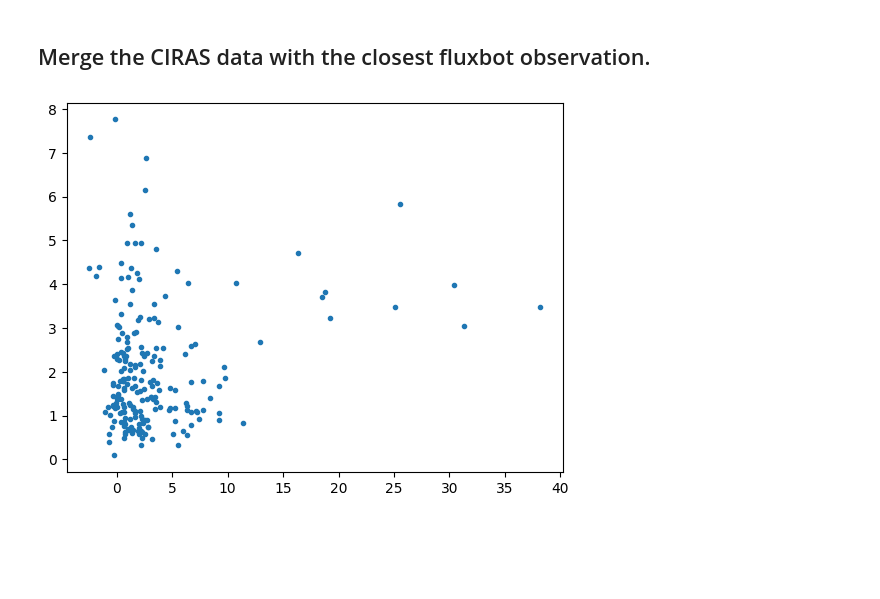
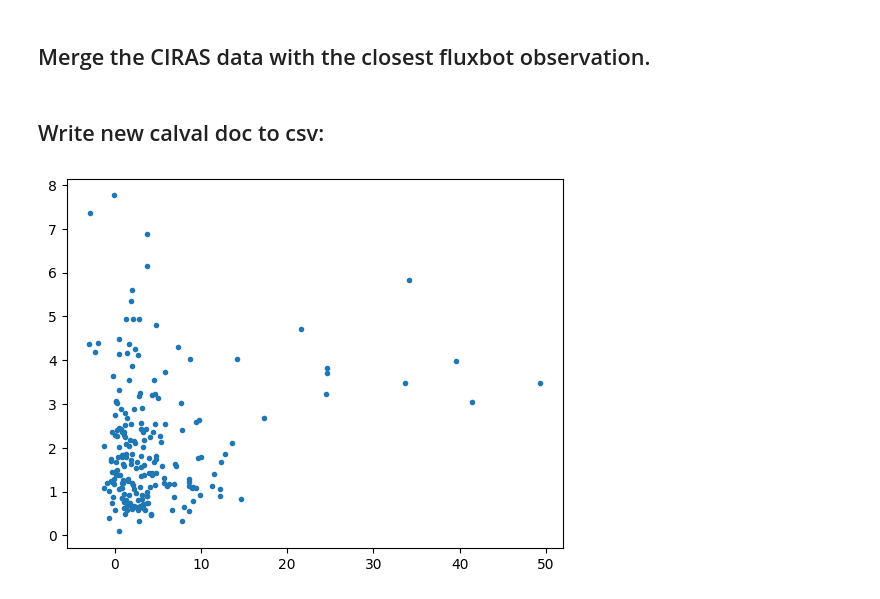
Before and after one commit to elizabethforbes/fluxbots2019_archive, a Jupyter notebook: Fluxbot-CIRAS Comparison.ipynb, the cells around one changed output. Cells and saved outputs as stored; diff of their text form; code cells hidden in the pictures; blank space fills up the shorter version.

```diff
--- a/Fluxbot-CIRAS Comparison.ipynb
+++ b/Fluxbot-CIRAS Comparison.ipynb
@@ -83,7 +119,10 @@ def find_closest(ciras_df, event_df):
 # %% [markdown]
 # Step 2: Load up all the fluxbot data.
 # %%
-event_file = 'data/avgP/all_events_with_bad_20.csv'
+#event_file = 'data/avgP/all_events_with_bad_20.csv'
+event_file = 'data/avgP/fluxes_allestimates_withbad.csv'
+
+
 event_df = pd.read_csv(event_file, low_memory=False, converters={
     'ambient_CO2_kg':float_conv,
     'ambient_CO2_ppm':float_conv,
@@ -106,6 +134,0 @@ event_df.head()
-# %%
-# event_df['timestamp'] = pd.to_datetime(event_df['timestamp'])
-event_df['timestamp'] = event_df['timestamp'].astype('datetime64[ns]')
-
-# check and see if timezone is naive or aware:
-# event_df['timestamp'].tzinfo
@@ -112,2 +147,15 @@ event_df['timestamp'] = event_df['timestamp'].astype('datetime64[ns]')
+# %%
+# event_df['timestamp'] = pd.to_datetime(event_df['timestamp'], format = 'ISO8601')
+# event_df['timestamp'] = event_df['timestamp'].astype('datetime64[ns]')
+
+# event_df['timestamp'] = event_df['timestamp'].tz_localize(None)
+# event_df['timestamp'].dtype
+
+#event_df['timestamp'] = pd.to_datetime(event_df['timestamp'], format='%Y-%m-%d ')
+#event_df['timestamp'] = datetime.datetime.strptime(event_df['timestamp'], "%Y-%m-%dT%H:%M:%S%z")
+# event_df['timestamp'] = datetime.datetime(event_df['timestamp'])
+# event_df.timestamp.dtype
+
+event_df['timestamp'] = pd.to_datetime(event_df['timestamp'], format = 'mixed')
 # %%
 # check dtypes of the cols in event_df
@@ -131,6 +179,8 @@ for i, row in ciras_df.iterrows():
     joined_rows.append(this_obs)
 
 # calval_df = pd.concat([rows for rows in joined_rows])
-calval_df_2 = pd.concat([rows for rows in joined_rows])
+calval_df_3 = pd.concat([rows for rows in joined_rows])
+# %% [markdown]
+## Write new calval doc to csv:
 # %%
 # calval_df.to_csv('data/ciras_fluxbot_calval.csv')
@@ -138,6 +188,6 @@ calval_df_2.to_csv('data/ciras_fluxbot_calval_2.csv')
 # %%
 # plot.plot(calval_df['flux_umol_m2_sec'], calval_df['CIRASFLX_L'],'.')
-plot.plot(calval_df_2['flux_umol_m2_sec'], calval_df_2['CIRASFLX_L'],'.')
+plot.plot(calval_df_3['flux_umol_m2_sec'], calval_df_2['CIRASFLX_L'],'.')
 plot.show()
 # %% [output]
-[figure, old version]
+[figure, new version]
```
Also changed, not shown: parts of 12 cells of this notebook, 47 other files.
